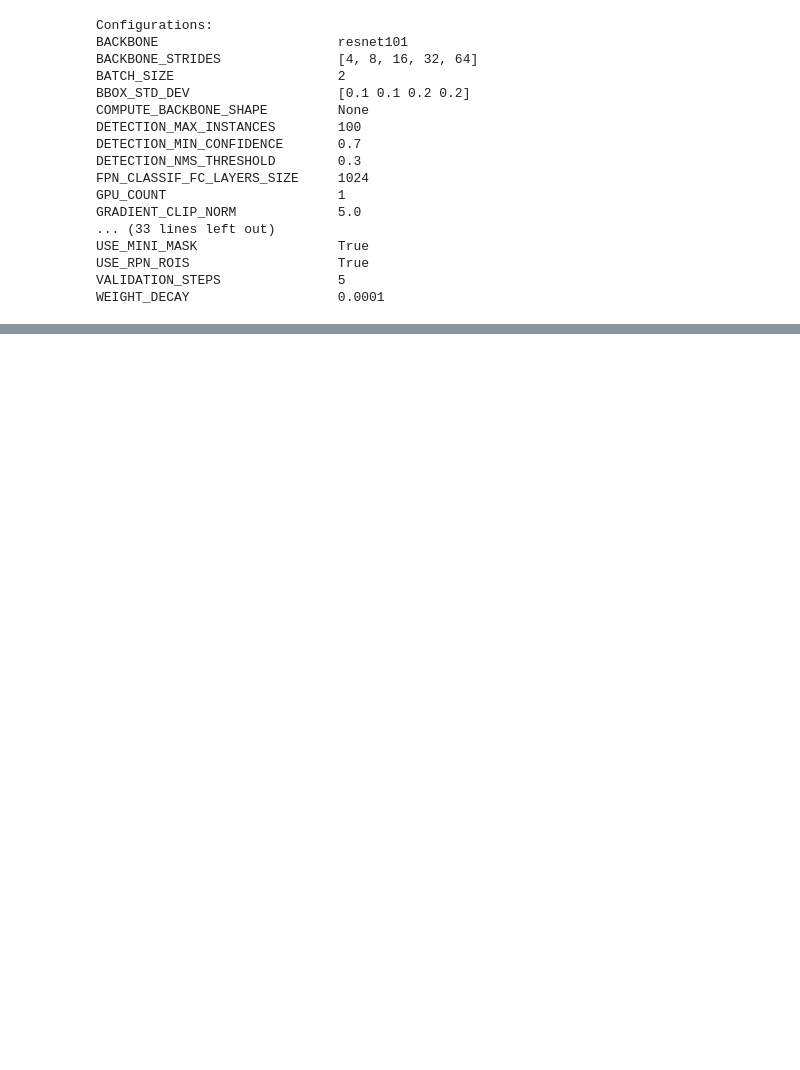
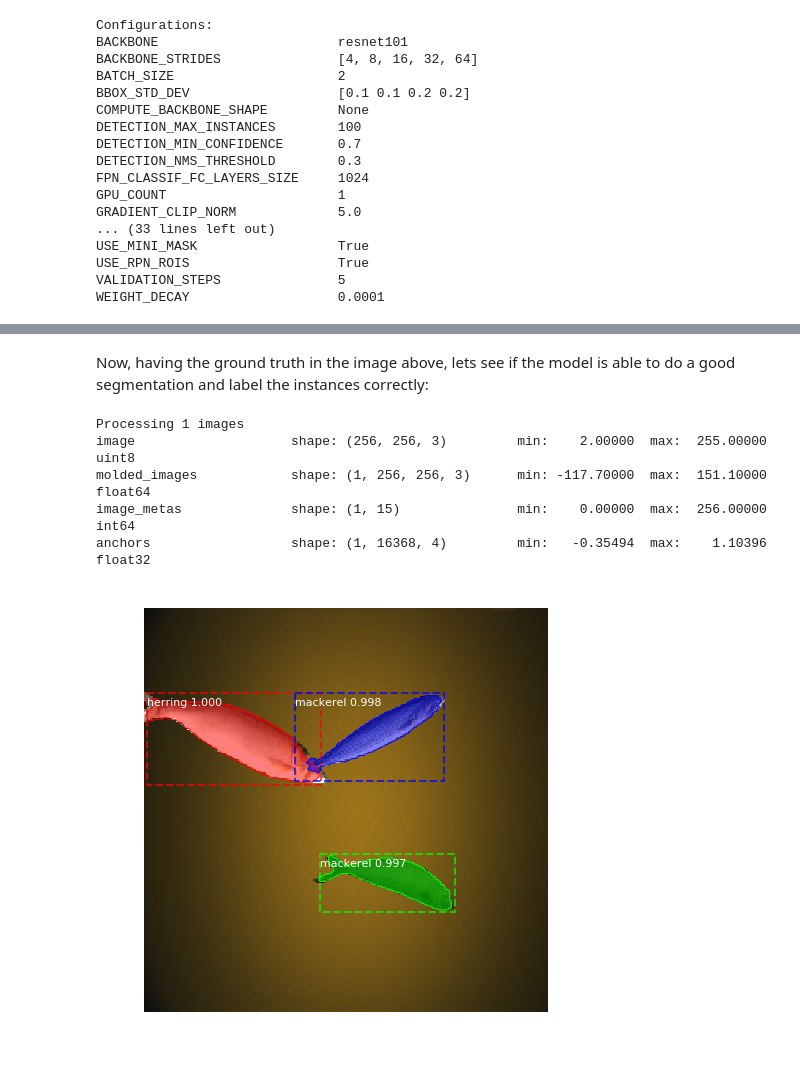
Before and after one commit to ToreAad/image-simulator, a Jupyter notebook: HM_train_fish.ipynb, the cells around one changed output, grey strips where cells are left out. Saved outputs shown, nothing was run; the diff lists cells and outputs as text; code cells hidden in the pictures; blank space fills up the shorter version.

```diff
--- a/HM_train_fish.ipynb
+++ b/HM_train_fish.ipynb
@@ -536,0 +459,15 @@ mAP:  0.4540277818838755
+# %% [markdown]
+Now, having the ground truth in the image above, lets see if the model is able to do a good segmentation and label the instances correctly:
+# %%
+results = model.detect([original_image], verbose=1)
+
+r = results[0]
+visualize.display_instances(original_image, r['rois'], r['masks'], r['class_ids'],
+                            class_names, r['scores'], ax=get_ax())
+# %% [output]
+Processing 1 images
+image                    shape: (256, 256, 3)         min:    2.00000  max:  255.00000  uint8
+molded_images            shape: (1, 256, 256, 3)      min: -117.70000  max:  151.10000  float64
+image_metas              shape: (1, 15)               min:    0.00000  max:  256.00000  int64
+anchors                  shape: (1, 16368, 4)         min:   -0.35494  max:    1.10396  float32
+[figure, added]
```
Also changed, not shown: parts of 64 cells of this notebook.
